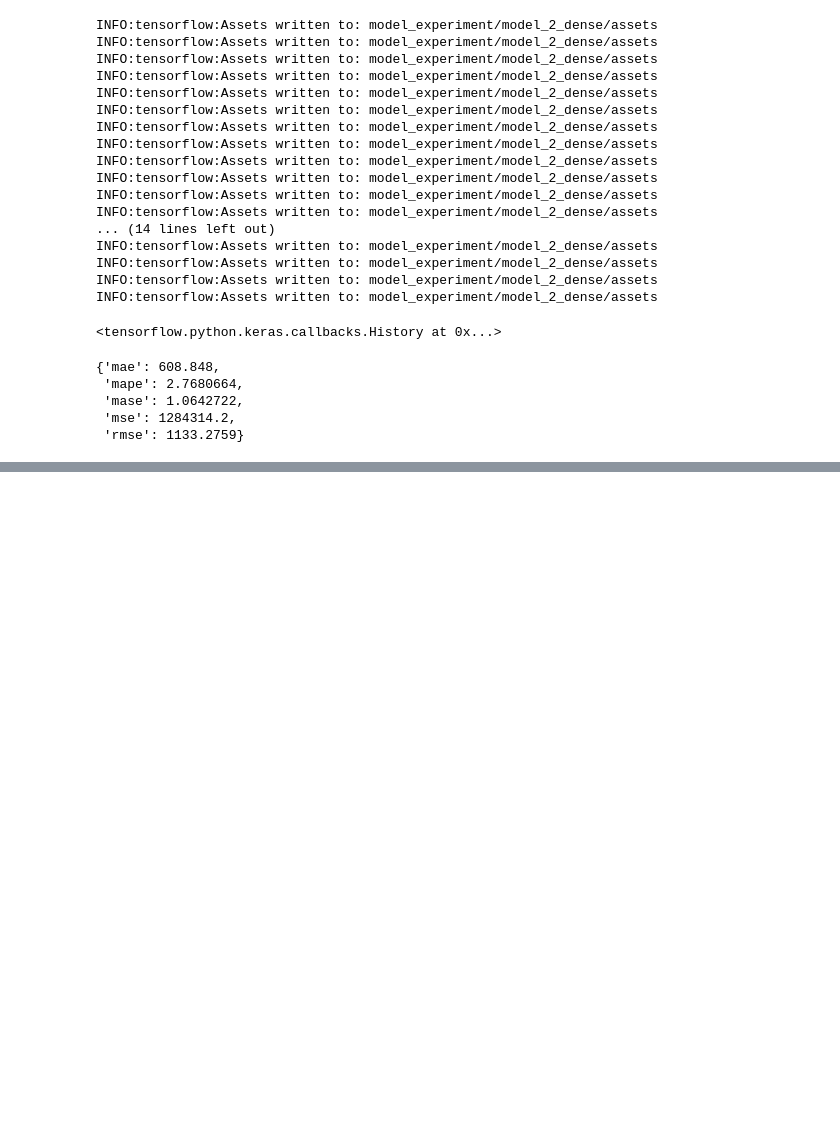
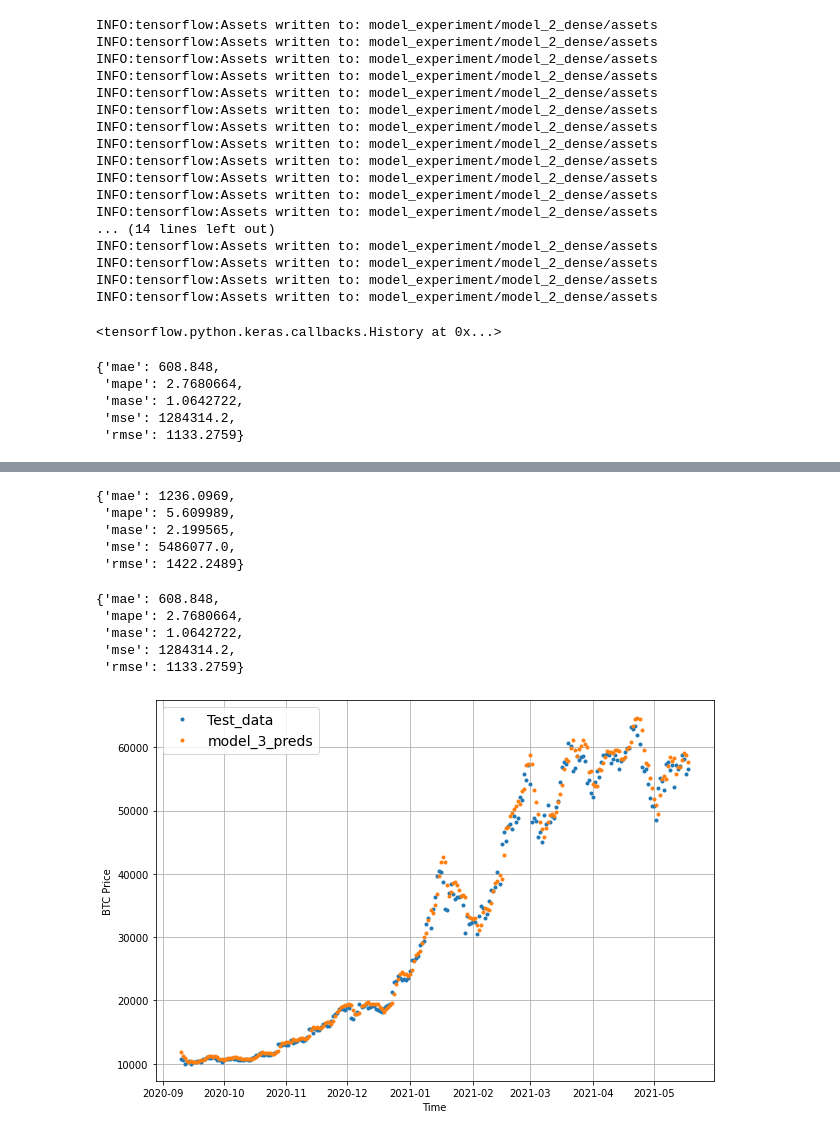
Before and after one commit to kaushikabhishek87/Tensorflow_projects, a Jupyter notebook: 10_time_series_forecasting_in_tensorflow.ipynb, the cells around one changed output, grey strips where cells are left out. Drawn from its saved outputs; the diff is of its cells as text; code cells hidden in the pictures; blank space fills up the shorter version.

```diff
--- a/10_time_series_forecasting_in_tensorflow.ipynb
+++ b/10_time_series_forecasting_in_tensorflow.ipynb
@@ -555,0 +566,11 @@ model_2_results
+# %%
+# windows = 30, horizon = 7
+
+HORIZON = 7
+WINDOW_SIZE = 30
+
+full_windows, full_labels = make_windows(btc_price, window_size=WINDOW_SIZE, horizon=HORIZON)
+
+train_windows, test_windows, train_labels, test_labels = make_train_test_splits(full_windows, full_labels)
+
+len(train_windows), len(test_windows),  len(train_labels), len(test_labels)
@@ -555,0 +676,31 @@ model_2_results
+# %%
+model_3 = tf.keras.models.load_model("/content/model_experiment/model_3_dense")
+
+model_3_preds = make_preds(model_3, test_windows)
+
+model_3_results = evaluate_preds(tf.squeeze(test_labels), tf.squeeze(model_3_preds))
+
+model_3_results
+# %% [output]
+{'mae': 1236.0969,
+ 'mape': 5.609989,
+ 'mase': 2.199565,
+ 'mse': 5486077.0,
+ 'rmse': 1422.2489}
+# %%
+model_2_results
+# %% [output]
+{'mae': 608.848,
+ 'mape': 2.7680664,
+ 'mase': 1.0642722,
+ 'mse': 1284314.2,
+ 'rmse': 1133.2759}
+# %%
+
+offset = 300
+plt.figure(figsize=(10, 7))
+# Account for the test_window offset and index into test_labels to ensure correct plotting
+plot_time_series(timesteps=X_test[-len(test_windows):], values=test_labels[:, 0], start=offset, label="Test_data")
+plot_time_series(timesteps=X_test[-len(test_windows):], values=tf.reduce_mean(model_3_preds, axis=1), format="-" , start=offset,  label="model_3_preds")
+# %% [output]
+[figure, added]
```
Also changed, not shown: parts of 39 cells of this notebook.
